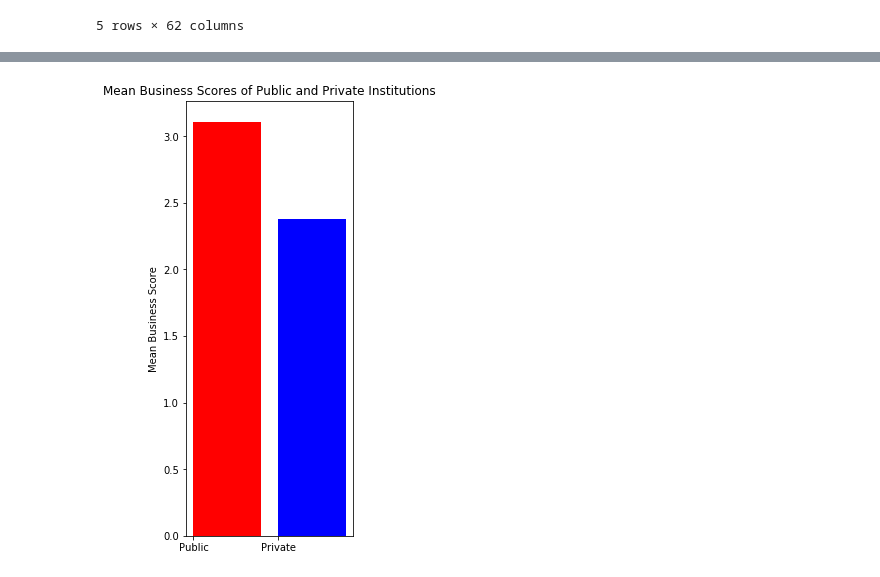
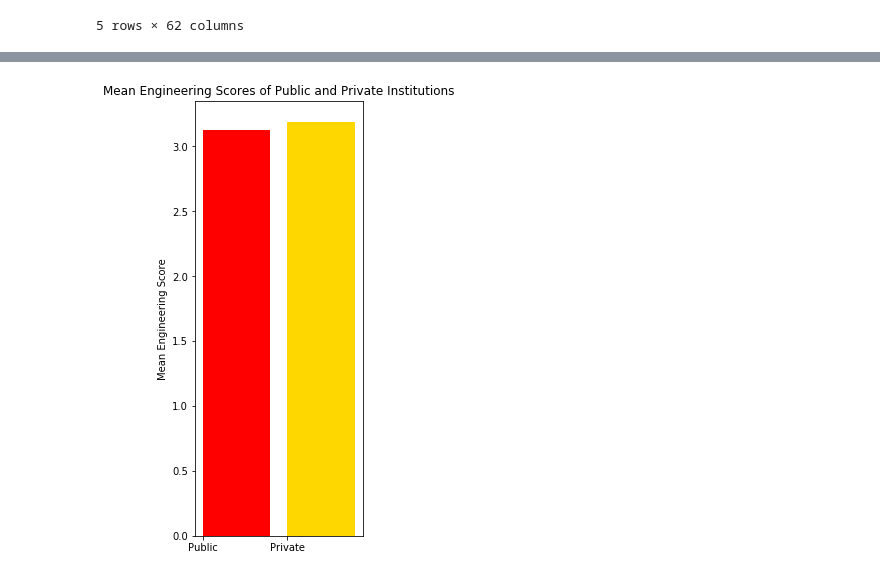
Before and after one commit to nimisha727/Group-Two-Project-One, a Jupyter notebook: source_code/university_outcomes mu.ipynb, the cells around one changed output, grey strips where cells are left out. Saved outputs shown, nothing was run; the diff lists cells and outputs as text; code cells hidden in the pictures.

Commit message:
Adding a merge attempt and a bunch of other stuff

```diff
--- a/source_code/university_outcomes mu.ipynb
+++ b/source_code/university_outcomes mu.ipynb
@@ -76,0 +93,8 @@ new_insti2.head()
+# %%
+#Checking to make sure what I expect to be there is.
+final_all
+#Maybe I should sort this, based on grad_100_value...
+retain_final_all = final_all.sort_values(['grad_100_value'],ascending=False)
+last_all=retain_final_all.head(80)
+last_all_newf = last_all.rename({"chronname":"displayName"}, axis=1)
+last_all_newf.head()
@@ -88,0 +162,7 @@ merge_df.head()
+# %%
+#merge_df['sequence']=range(1,1+len(merge_df))
+#Merge two more on outer join
+merge_final=pd.merge(merge_df,last_all_newf, on = "grad_100_value", how="outer")
+merge_last_table=merge_final.head(80)
+#this dataset is different. interesting. University of Pennsylvania is higher, and I don't know why.
+merge_last_table
@@ -89,3 +188,13 @@ merge_df.head()
+# %%
+#new_insti2.set_index('retain_value')
+#new_insti2.head()
+#new_insti3=new_insti2.loc[(new_insti2.loc['retain_value']!=100)]
+#new_insti3'
+merge_last_table_drops=merge_last_table.drop(columns=['displayName_y','control_y', 'retain_value_y','rankingSortRank_y'], index=1)
+merge_last_table_last = merge_last_table_drops.rename(index=str, columns={"displayName_x": "displayName", "rankingSortRank_x": "rankingSortRank","control_x":"control","retain_value_x":"retain_value"})
+public_universities_df=merge_last_table_last.loc[merge_last_table_last['control']=='Public',:]
+private_universities_df=merge_last_table_last.loc[merge_last_table_last['control']=='Private not-for-profit',:]
+merge_last_table_last['sequence']=range(1,1+len(merge_last_table_last))
 # %%
 merge_df["act_avg"] = merge_df["act_avg"].replace("NaN", np.nan).fillna(0)
 merge_df["sat_avg"] = merge_df["sat_avg"].replace("NaN", np.nan).fillna(0)
@@ -119,10 +205,0 @@ merge_table
-# %%
-#Determine public or private
-private_universities_df = merge_table.loc[merge_table["control"] == "Private not-for-profit", :]
-private_universities_df
-public_universities_df = merge_table.loc[merge_table["control"] == "Public", :]
-public_universities_df
-display_name = merge_table['displayName']
-pub_display_name = public_universities_df['displayName']
-pri_display_name = private_universities_df['displayName']
-grouped_university = merge_table.groupby('control')
@@ -137,9 +260,9 @@ x_axispri ='Private'
 # %%
 plt.figure(figsize=(3,8))
-pubbusbar = plt.bar(x_axispub, mean_public_business_score, color='r', align="edge")
-pribusbar = plt.bar(x_axispri, mean_private_business_score, color='b', align="edge")
-plt.title("Mean Business Scores of Public and Private Institutions")
-plt.ylabel("Mean Business Score")
+pub_eng_bar = plt.bar(x_axispub, mean_public_engineering_score, color='Red', align="edge")
+pri_eng_bar = plt.bar(x_axispri, mean_private_engineering_score, color='Gold', align="edge")
+plt.title("Mean Engineering Scores of Public and Private Institutions")
+plt.ylabel("Mean Engineering Score")
 plt.show()
 # %% [output]
-[figure, old version]
+[figure, new version]
```
Also changed, not shown: parts of 30 cells of this notebook.
